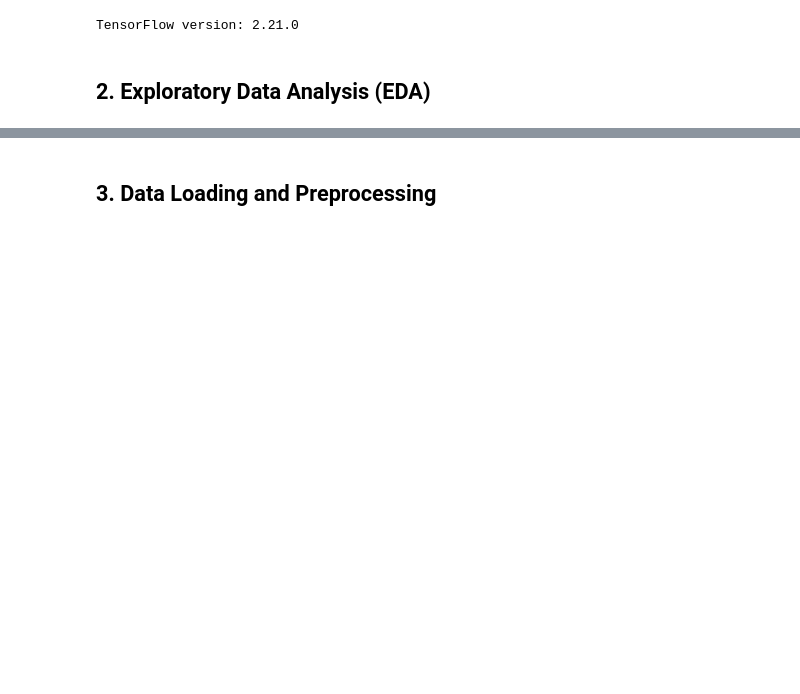
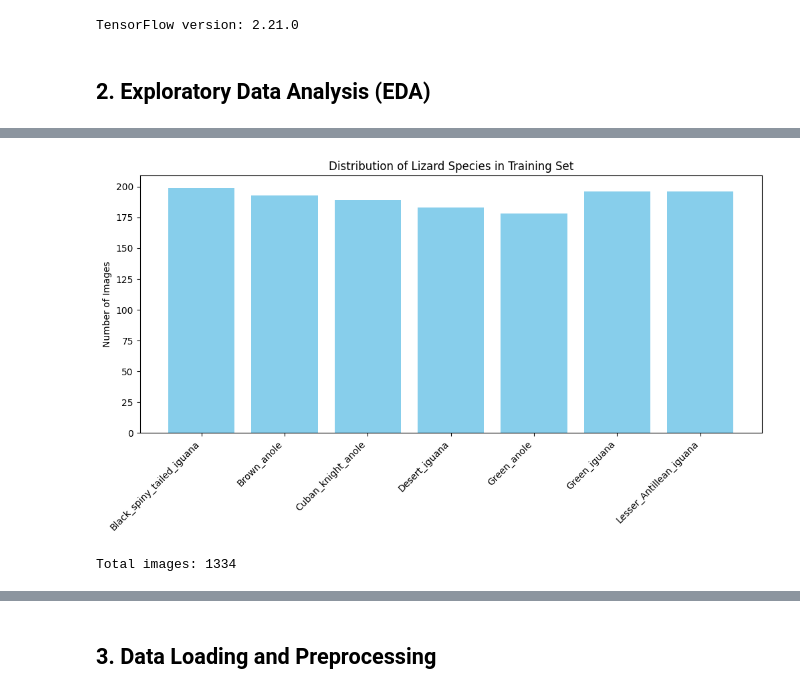
Before and after one commit to IlliaKrivoruchko/lizard-challenge, a Jupyter notebook: Lizard_Classification_Team7.ipynb, the cells around one changed output, grey strips where cells are left out. Drawn from its saved outputs; the diff is of its cells as text; code cells hidden in the pictures; blank space fills up the shorter version.

```diff
--- a/Lizard_Classification_Team7.ipynb
+++ b/Lizard_Classification_Team7.ipynb
@@ -60,0 +43,21 @@ Total training images: 1334
+# %%
+train_dir = 'train'
+
+# Get class names (folder names)
+classes = sorted(os.listdir(train_dir))
+
+# Count images per class
+counts = {c: len(os.listdir(os.path.join(train_dir, c))) for c in classes}
+
+# Plot distribution
+plt.figure(figsize=(12, 5))
+plt.bar(counts.keys(), counts.values(), color='skyblue')
+plt.title("Distribution of Lizard Species in Training Set")
+plt.xticks(rotation=45, ha='right')
+plt.ylabel("Number of Images")
+plt.show()
+
+print(f"Total images: {sum(counts.values())}")
+# %% [output]
+[figure, added]
+Total images: 1334
```
Also changed, not shown: parts of 27 cells of this notebook, 1 other file.
